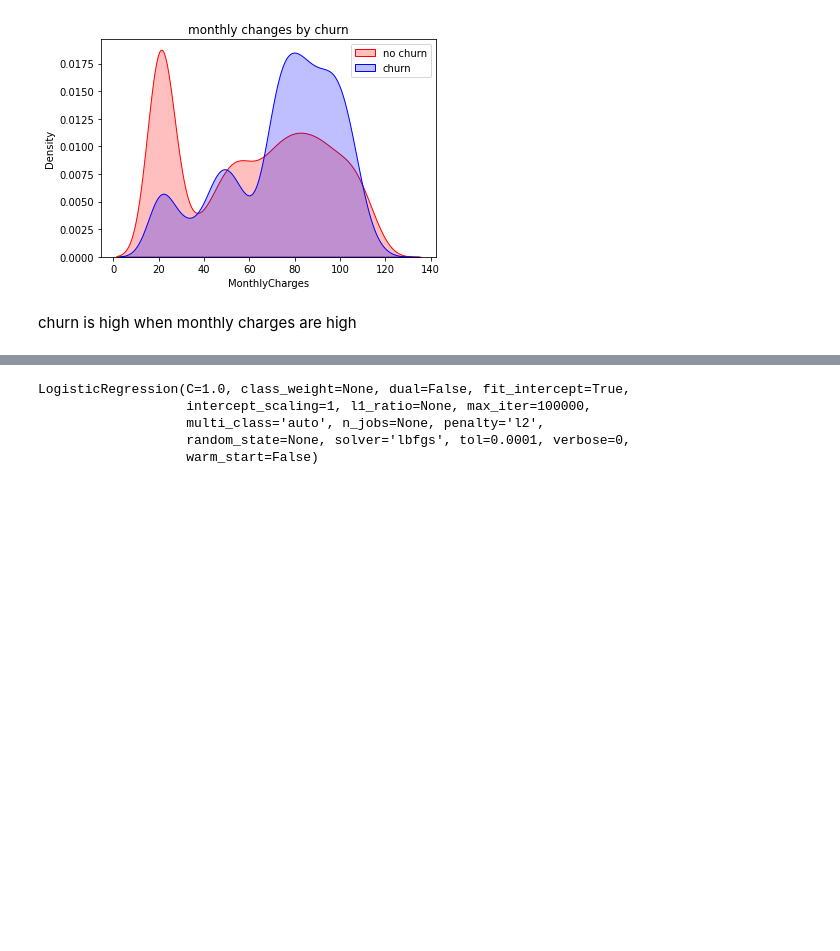
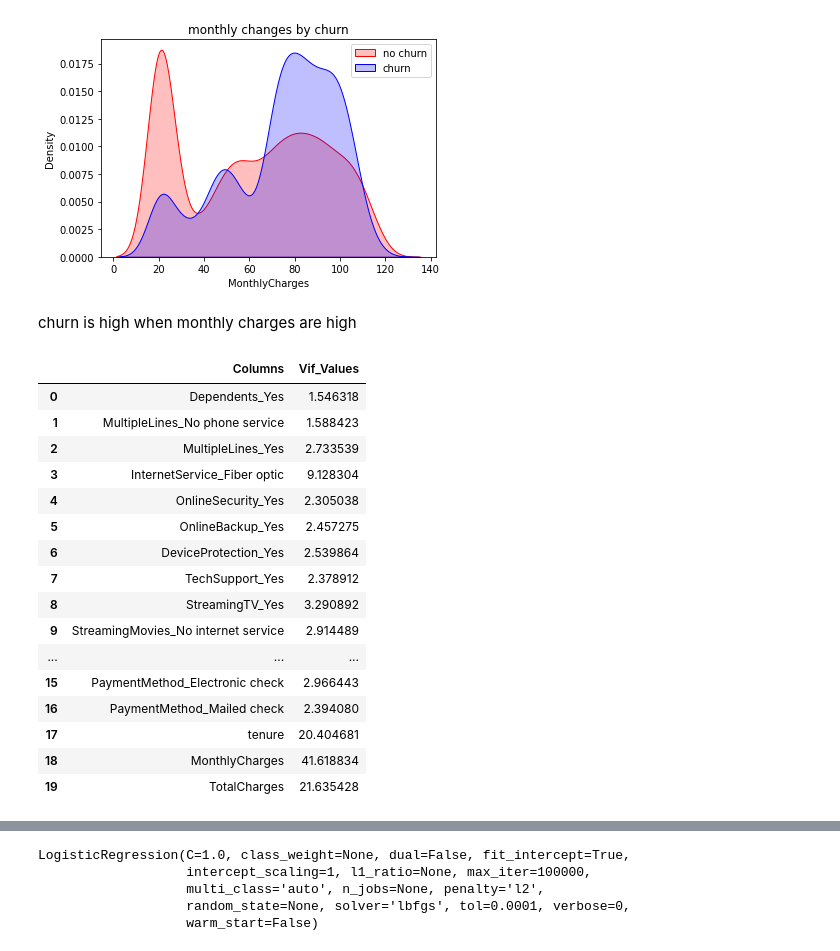
Before and after one commit to saurabhdaund76/Customer-Churn-Prediction, a Jupyter notebook: Customer_Churn_Prediction.ipynb, the cells around one changed output, grey strips where cells are left out. Saved outputs shown, nothing was run; the diff lists cells and outputs as text; code cells hidden in the pictures; blank space fills up the shorter version.

```diff
--- a/Customer_Churn_Prediction.ipynb
+++ b/Customer_Churn_Prediction.ipynb
@@ -392,3 +410,32 @@ from sklearn.metrics import  confusion_matrix
 from sklearn.metrics import classification_report
 from sklearn.tree import DecisionTreeClassifier
 from sklearn.linear_model import LogisticRegression , LogisticRegressionCV
+# %%
+from statsmodels.stats.outliers_influence import variance_inflation_factor
+
+def cal_vif(dataset):
+  vif=  pd.DataFrame()
+  vif['Columns'] = dataset.columns
+  vif['Vif_Values'] = [variance_inflation_factor(dataset.values,i) for i in range(dataset.shape[1]) if i not in ['PhoneService_Yes']]
+
+  return vif
+# %%
+cal_vif(X[[i for i in X.columns if i not in ['PhoneService_Yes','InternetService_No','OnlineSecurity_No internet service','OnlineBackup_No internet service','DeviceProtection_No internet service','TechSupport_No internet service','StreamingTV_No internet service']]])
+# %% [output]
+|  | Columns | Vif_Values |
+| 0 | Dependents_Yes | 1.546318 |
+| 1 | MultipleLines_No phone service | 1.588423 |
+| 2 | MultipleLines_Yes | 2.733539 |
+| 3 | InternetService_Fiber optic | 9.128304 |
+| 4 | OnlineSecurity_Yes | 2.305038 |
+| 5 | OnlineBackup_Yes | 2.457275 |
+| 6 | DeviceProtection_Yes | 2.539864 |
+| 7 | TechSupport_Yes | 2.378912 |
+| 8 | StreamingTV_Yes | 3.290892 |
+| 9 | StreamingMovies_No internet service | 2.914489 |
+| ... | ... | ... |
+| 15 | PaymentMethod_Electronic check | 2.966443 |
+| 16 | PaymentMethod_Mailed check | 2.394080 |
+| 17 | tenure | 20.404681 |
+| 18 | MonthlyCharges | 41.618834 |
+| 19 | TotalCharges | 21.635428 |
```
Also changed, not shown: parts of 21 cells of this notebook.
